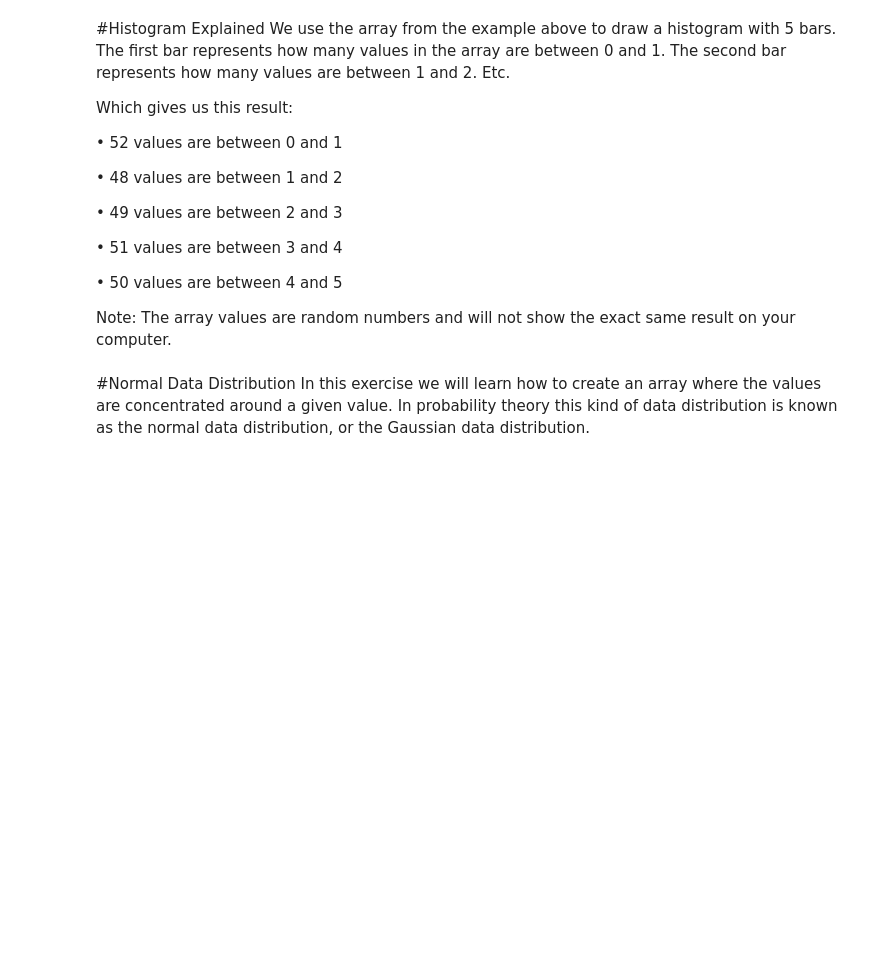
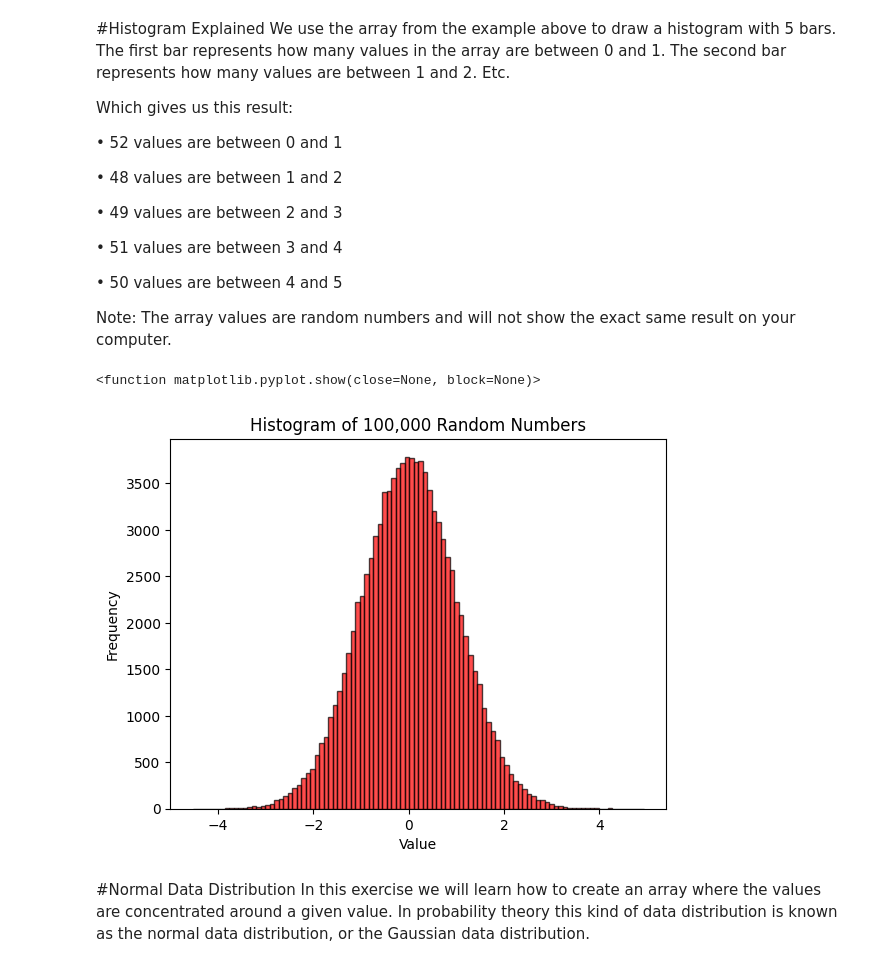
Before and after one commit to EhsanRia/AIantesar2024, a Jupyter notebook: COM6033_Project_Assignment/AAI-Lab-Tasks/Session 1/Statistical fundamentals and terminology for Machine Learning.ipynb, the cells around one changed output. Drawn from its saved outputs; the diff is of its cells as text; code cells hidden in the pictures; blank space fills up the shorter version.

```diff
--- a/COM6033_Project_Assignment/AAI-Lab-Tasks/Session 1/Statistical fundamentals and terminology for Machine Learning.ipynb
+++ b/COM6033_Project_Assignment/AAI-Lab-Tasks/Session 1/Statistical fundamentals and terminology for Machine Learning.ipynb
@@ -344,6 +366,22 @@ Note: The array values are random numbers and will not show the exact same resul
 # %%
 # Example
 # Write a Python program to create an array with 100000 random numbers, and display them using a histogram with 100 bars.
+
+import numpy as np
+import matplotlib.pyplot as plt
+
+data = np.random.randn(100000)
+
+plt.hist(data, bins=100, color='red', edgecolor='black', alpha=0.7)
+
+plt.title("Histogram of 100,000 Random Numbers")
+plt.xlabel("Value")
+plt.ylabel("Frequency")
+
+plt.show
+# %% [output]
+<function matplotlib.pyplot.show(close=None, block=None)>
+[figure, added]
 # %% [markdown]
 #Normal Data Distribution
 In this exercise we will learn how to create an array where the values are concentrated around a given value.
```
Also changed, not shown: parts of 4 cells of this notebook, 16 other files.
